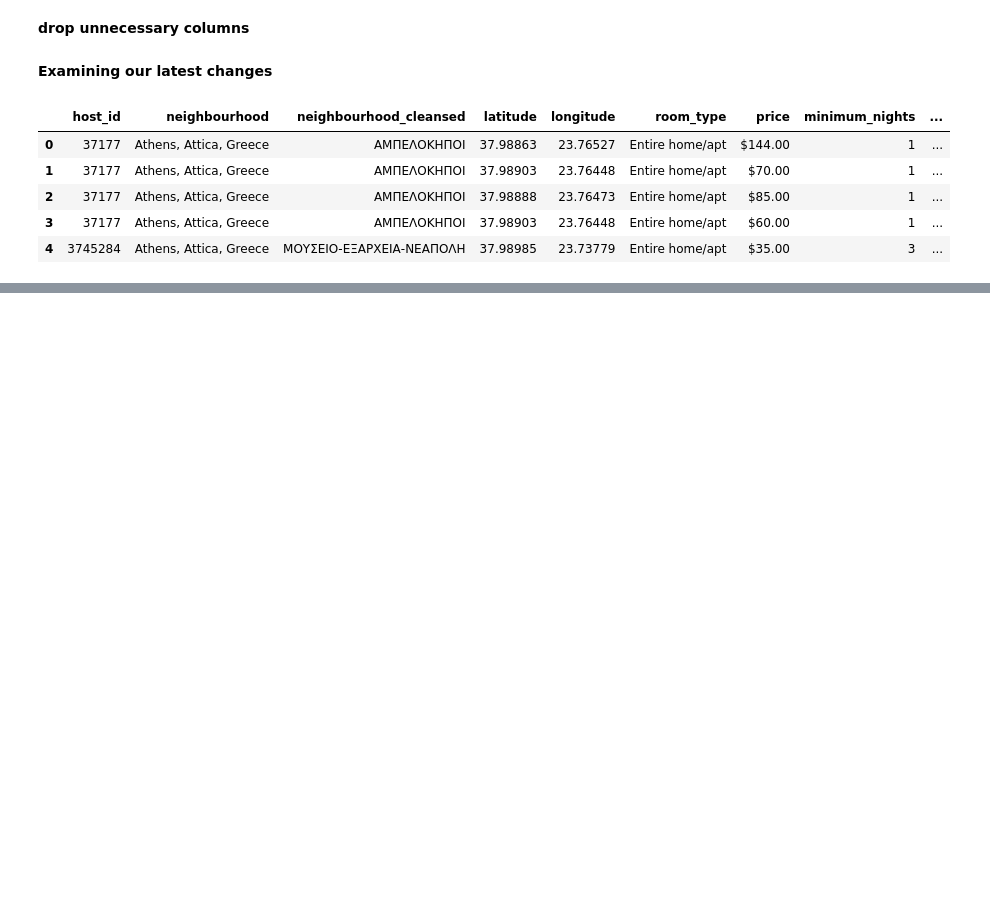
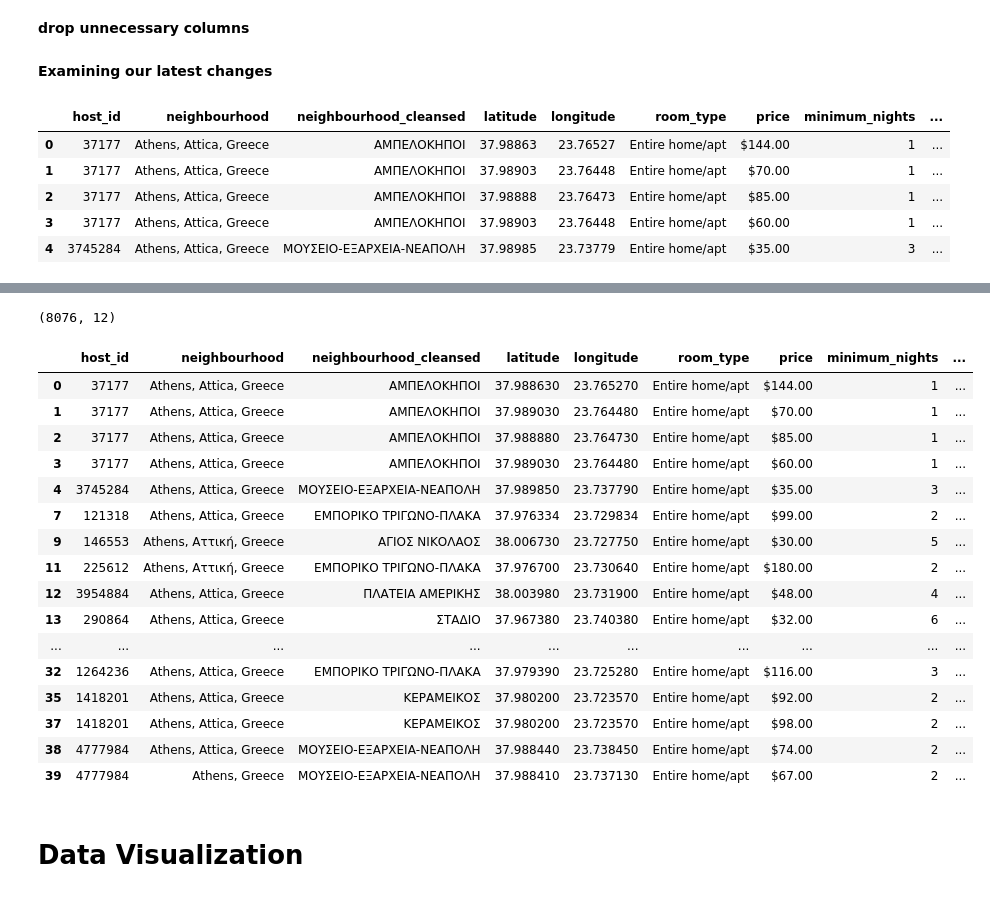
Before and after one commit to kostistzim/Airbnb-Athens-Data-Analysis, a Jupyter notebook: AirBnb_Athens_DataAnalysis.ipynb, the cells around one changed output, grey strips where cells are left out. Saved outputs shown, nothing was run; the diff lists cells and outputs as text; code cells hidden in the pictures; blank space fills up the shorter version.

```diff
--- a/AirBnb_Athens_DataAnalysis.ipynb
+++ b/AirBnb_Athens_DataAnalysis.ipynb
@@ -153,0 +169,3 @@ airbnb.head(5)
+# %%
+airbnb.fillna({'reviews_per_month':0}, inplace=True)
+airbnb.reviews_per_month.isnull().sum()
@@ -153,0 +176,4 @@ airbnb.head(5)
+# %%
+airbnb.isnull().sum()
+airbnb.dropna(how='any',inplace=True)
+airbnb.info() #.info() function is used to get a concise summary of the dataframe
@@ -153,0 +236,26 @@ airbnb.head(5)
+# %%
+airbnb.shape
+# %% [output]
+(8076, 12)
+# %%
+airbnb.head(20)
+# %% [output]
+|  | host_id | neighbourhood | neighbourhood_cleansed | latitude | longitude | room_type | price | minimum_nights | ... |
+| 0 | 37177 | Athens, Attica, Greece | ΑΜΠΕΛΟΚΗΠΟΙ | 37.988630 | 23.765270 | Entire home/apt | $144.00 | 1 | ... |
+| 1 | 37177 | Athens, Attica, Greece | ΑΜΠΕΛΟΚΗΠΟΙ | 37.989030 | 23.764480 | Entire home/apt | $70.00 | 1 | ... |
+| 2 | 37177 | Athens, Attica, Greece | ΑΜΠΕΛΟΚΗΠΟΙ | 37.988880 | 23.764730 | Entire home/apt | $85.00 | 1 | ... |
+| 3 | 37177 | Athens, Attica, Greece | ΑΜΠΕΛΟΚΗΠΟΙ | 37.989030 | 23.764480 | Entire home/apt | $60.00 | 1 | ... |
+| 4 | 3745284 | Athens, Attica, Greece | ΜΟΥΣΕΙΟ-ΕΞΑΡΧΕΙΑ-ΝΕΑΠΟΛΗ | 37.989850 | 23.737790 | Entire home/apt | $35.00 | 3 | ... |
+| 7 | 121318 | Athens, Attica, Greece | ΕΜΠΟΡΙΚΟ ΤΡΙΓΩΝΟ-ΠΛΑΚΑ | 37.976334 | 23.729834 | Entire home/apt | $99.00 | 2 | ... |
+| 9 | 146553 | Athens, Αττική, Greece | ΑΓΙΟΣ ΝΙΚΟΛΑΟΣ | 38.006730 | 23.727750 | Entire home/apt | $30.00 | 5 | ... |
+| 11 | 225612 | Athens, Αττική, Greece | ΕΜΠΟΡΙΚΟ ΤΡΙΓΩΝΟ-ΠΛΑΚΑ | 37.976700 | 23.730640 | Entire home/apt | $180.00 | 2 | ... |
+| 12 | 3954884 | Athens, Attica, Greece | ΠΛΑΤΕΙΑ ΑΜΕΡΙΚΗΣ | 38.003980 | 23.731900 | Entire home/apt | $48.00 | 4 | ... |
+| 13 | 290864 | Athens, Attica, Greece | ΣΤΑΔΙΟ | 37.967380 | 23.740380 | Entire home/apt | $32.00 | 6 | ... |
+| ... | ... | ... | ... | ... | ... | ... | ... | ... | ... |
+| 32 | 1264236 | Athens, Attica, Greece | ΕΜΠΟΡΙΚΟ ΤΡΙΓΩΝΟ-ΠΛΑΚΑ | 37.979390 | 23.725280 | Entire home/apt | $116.00 | 3 | ... |
+| 35 | 1418201 | Athens, Attica, Greece | ΚΕΡΑΜΕΙΚΟΣ | 37.980200 | 23.723570 | Entire home/apt | $92.00 | 2 | ... |
+| 37 | 1418201 | Athens, Attica, Greece | ΚΕΡΑΜΕΙΚΟΣ | 37.980200 | 23.723570 | Entire home/apt | $98.00 | 2 | ... |
+| 38 | 4777984 | Athens, Attica, Greece | ΜΟΥΣΕΙΟ-ΕΞΑΡΧΕΙΑ-ΝΕΑΠΟΛΗ | 37.988440 | 23.738450 | Entire home/apt | $74.00 | 2 | ... |
+| 39 | 4777984 | Athens, Greece | ΜΟΥΣΕΙΟ-ΕΞΑΡΧΕΙΑ-ΝΕΑΠΟΛΗ | 37.988410 | 23.737130 | Entire home/apt | $67.00 | 2 | ... |
+# %% [markdown]
+# **Data Visualization**
```
Also changed, not shown: parts of 18 cells of this notebook.
